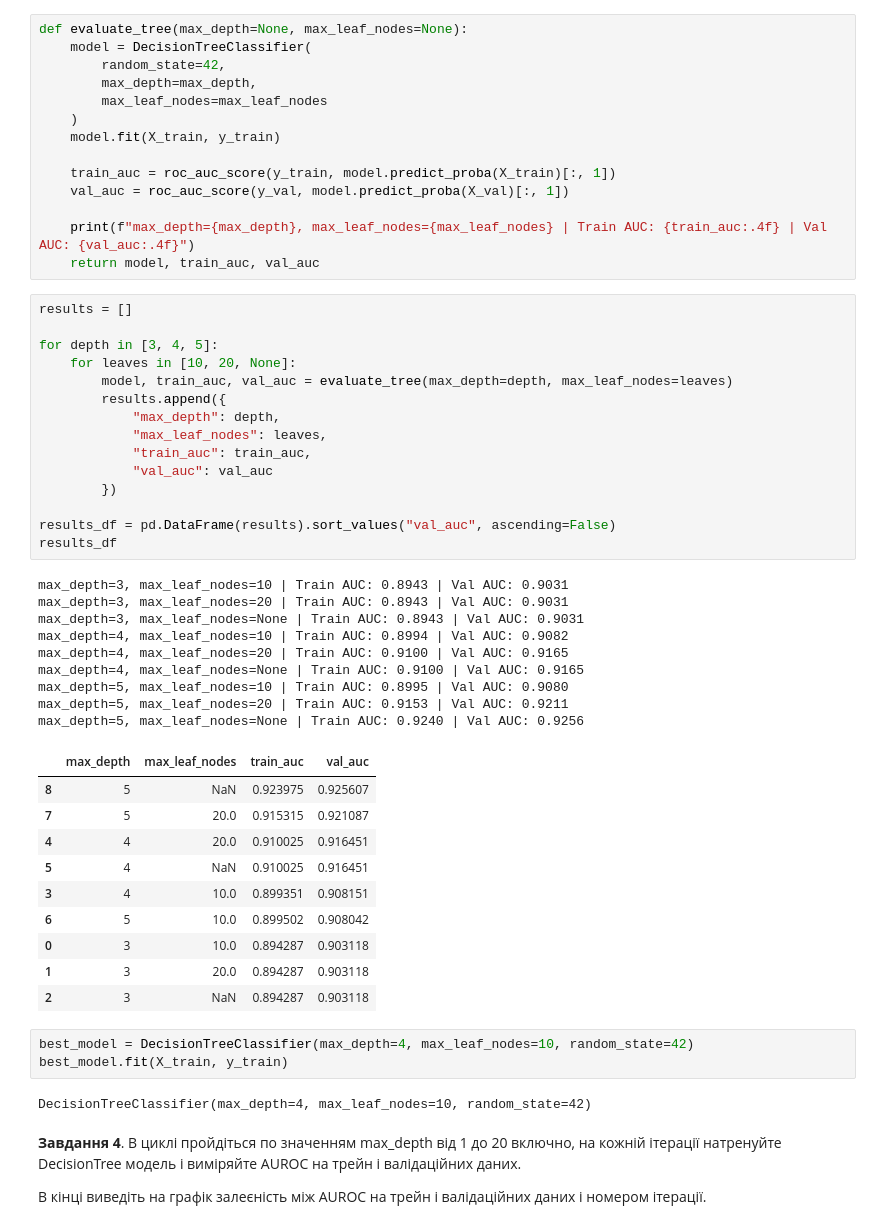
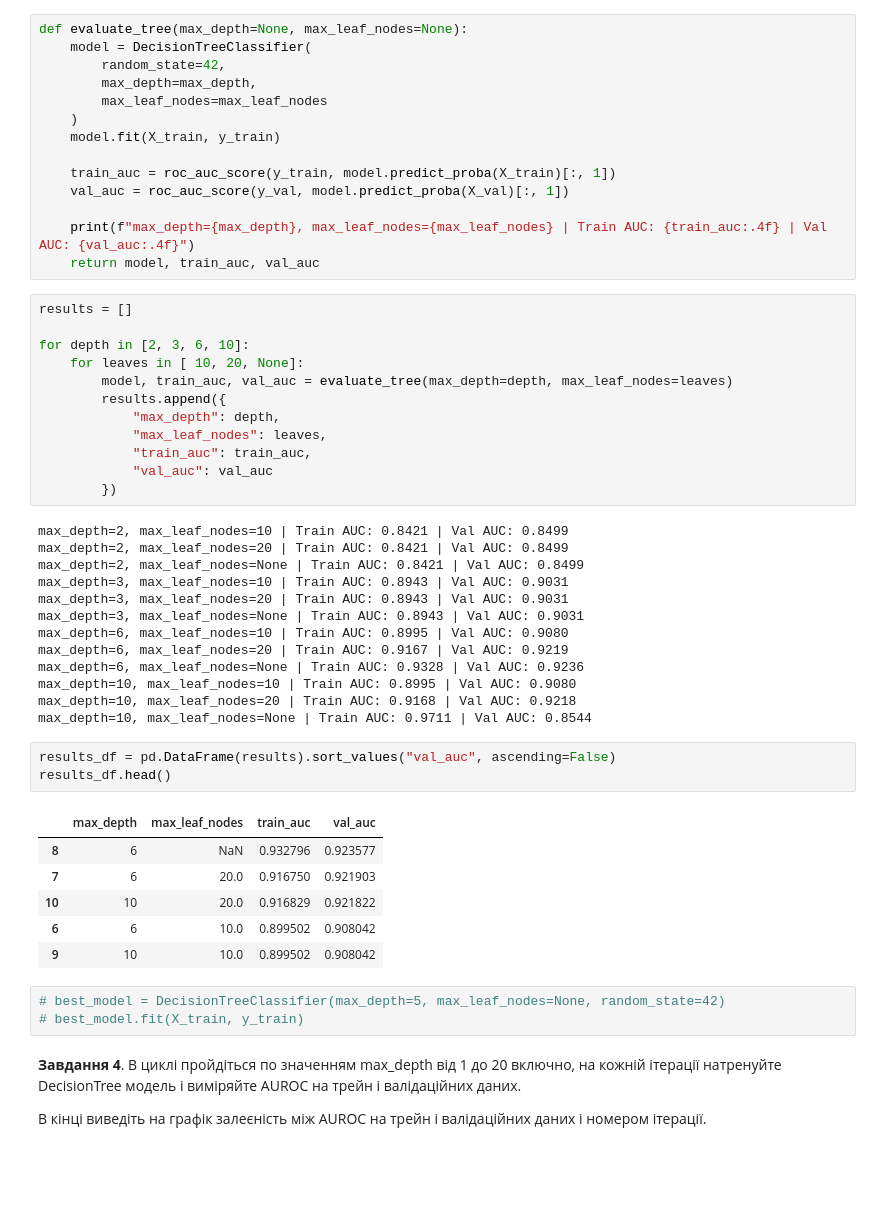
Before and after one commit to LiubovRev/Fake-News-Detector, a Jupyter notebook: decision_trees/HW_2_3_Дерева_прийняття_рішень.ipynb, the cells around one changed output. Saved outputs shown, nothing was run; the diff lists cells and outputs as text; blank space fills up the shorter version.

```diff
--- a/decision_trees/HW_2_3_Дерева_прийняття_рішень.ipynb
+++ b/decision_trees/HW_2_3_Дерева_прийняття_рішень.ipynb
@@ -166,8 +166,8 @@ def evaluate_tree(max_depth=None, max_leaf_nodes=None):
 # %%
 results = []
 
-for depth in [3, 4, 5]:
-    for leaves in [10, 20, None]:
+for depth in [2, 3, 6, 10]:
+    for leaves in [ 10, 20, None]:
         model, train_auc, val_auc = evaluate_tree(max_depth=depth, max_leaf_nodes=leaves)
         results.append({
             "max_depth": depth,
@@ -175,34 +175,32 @@ for depth in [3, 4, 5]:
             "train_auc": train_auc,
             "val_auc": val_auc
         })
-
-results_df = pd.DataFrame(results).sort_values("val_auc", ascending=False)
-results_df
 # %% [output]
+max_depth=2, max_leaf_nodes=10 | Train AUC: 0.8421 | Val AUC: 0.8499
+max_depth=2, max_leaf_nodes=20 | Train AUC: 0.8421 | Val AUC: 0.8499
+max_depth=2, max_leaf_nodes=None | Train AUC: 0.8421 | Val AUC: 0.8499
 max_depth=3, max_leaf_nodes=10 | Train AUC: 0.8943 | Val AUC: 0.9031
 max_depth=3, max_leaf_nodes=20 | Train AUC: 0.8943 | Val AUC: 0.9031
 max_depth=3, max_leaf_nodes=None | Train AUC: 0.8943 | Val AUC: 0.9031
-max_depth=4, max_leaf_nodes=10 | Train AUC: 0.8994 | Val AUC: 0.9082
-max_depth=4, max_leaf_nodes=20 | Train AUC: 0.9100 | Val AUC: 0.9165
-max_depth=4, max_leaf_nodes=None | Train AUC: 0.9100 | Val AUC: 0.9165
-max_depth=5, max_leaf_nodes=10 | Train AUC: 0.8995 | Val AUC: 0.9080
-max_depth=5, max_leaf_nodes=20 | Train AUC: 0.9153 | Val AUC: 0.9211
-max_depth=5, max_leaf_nodes=None | Train AUC: 0.9240 | Val AUC: 0.9256
+max_depth=6, max_leaf_nodes=10 | Train AUC: 0.8995 | Val AUC: 0.9080
+max_depth=6, max_leaf_nodes=20 | Train AUC: 0.9167 | Val AUC: 0.9219
+max_depth=6, max_leaf_nodes=None | Train AUC: 0.9328 | Val AUC: 0.9236
+max_depth=10, max_leaf_nodes=10 | Train AUC: 0.8995 | Val AUC: 0.9080
+max_depth=10, max_leaf_nodes=20 | Train AUC: 0.9168 | Val AUC: 0.9218
+max_depth=10, max_leaf_nodes=None | Train AUC: 0.9711 | Val AUC: 0.8544
-|  | max_depth | max_leaf_nodes | train_auc | val_auc |
-| 8 | 5 | NaN | 0.923975 | 0.925607 |
-| 7 | 5 | 20.0 | 0.915315 | 0.921087 |
-| 4 | 4 | 20.0 | 0.910025 | 0.916451 |
-| 5 | 4 | NaN | 0.910025 | 0.916451 |
-| 3 | 4 | 10.0 | 0.899351 | 0.908151 |
-| 6 | 5 | 10.0 | 0.899502 | 0.908042 |
-| 0 | 3 | 10.0 | 0.894287 | 0.903118 |
-| 1 | 3 | 20.0 | 0.894287 | 0.903118 |
-| 2 | 3 | NaN | 0.894287 | 0.903118 |
+# %%
+results_df = pd.DataFrame(results).sort_values("val_auc", ascending=False)
+results_df.head()
+# %% [output]
+|  | max_depth | max_leaf_nodes | train_auc | val_auc |
+| 8 | 6 | NaN | 0.932796 | 0.923577 |
+| 7 | 6 | 20.0 | 0.916750 | 0.921903 |
+| 10 | 10 | 20.0 | 0.916829 | 0.921822 |
+| 6 | 6 | 10.0 | 0.899502 | 0.908042 |
+| 9 | 10 | 10.0 | 0.899502 | 0.908042 |
 # %%
-best_model = DecisionTreeClassifier(max_depth=4, max_leaf_nodes=10, random_state=42)
-best_model.fit(X_train, y_train)
+# best_model = DecisionTreeClassifier(max_depth=5, max_leaf_nodes=None, random_state=42)
+# best_model.fit(X_train, y_train)
-# %% [output]
-DecisionTreeClassifier(max_depth=4, max_leaf_nodes=10, random_state=42)
 # %% [markdown]
 **Завдання 4**. В циклі пройдіться по значенням max_depth від 1 до 20 включно, на кожній ітерації натренуйте DecisionTree модель і виміряйте AUROC на трейн і валідаційних даних.
 
```
Also changed, not shown: parts of 14 cells of this notebook.
